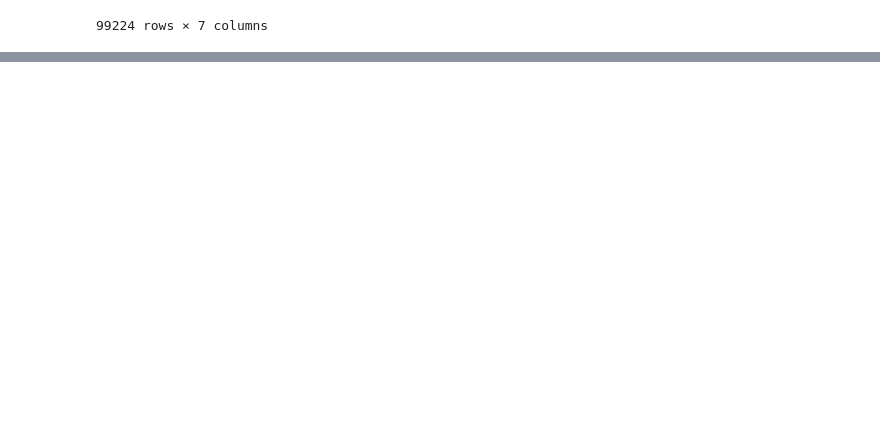
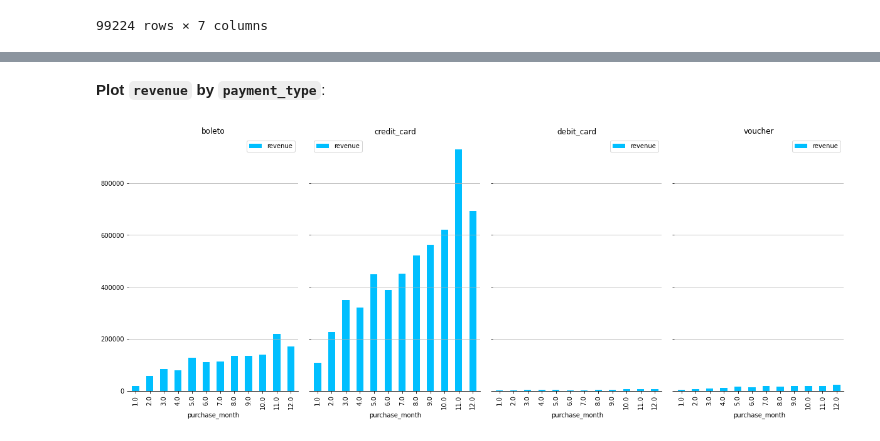
Before and after one commit to renanfmoises/olist-csv2postgres-docker-etl, a Jupyter notebook: notebooks/0. Form PSQL to Jupyter Notebook.ipynb, the cells around one changed output, grey strips where cells are left out. Cells and saved outputs as stored; diff of their text form; code cells hidden in the pictures; blank space fills up the shorter version.

Commit message:
Try some fancy queries for plotting

```diff
--- a/notebooks/0. Form PSQL to Jupyter Notebook.ipynb
+++ b/notebooks/0. Form PSQL to Jupyter Notebook.ipynb
@@ -61,0 +100,3 @@ order_reviews_df
+# %%
+df_agg_month_ptype = pd.read_sql(sql_query_month_paytype, conn)
+df_agg_month_ptype.head(10)
@@ -61,0 +115,16 @@ order_reviews_df
+# %% [markdown]
+**Plot `revenue` by `payment_type`**:
+# %%
+paytypes_list = df_agg_month_ptype['payment_type'].unique().tolist()
+# %%
+fig, ax = plt.subplots(1, len(paytypes_list), sharey = 'row', figsize = (17, 7))
+
+for i, paytype in enumerate(paytypes_list):
+    df_agg_month_ptype[df_agg_month_ptype["payment_type"] == paytype] \
+        .set_index("purchase_month") \
+        .plot(kind = 'bar', ax = ax[i], title = paytype, color = "deepskyblue").grid(axis = "y")
+    sns.despine(left = True)
+
+plt.tight_layout(pad = 2)
+# %% [output]
+[figure, added]
```
Also changed, not shown: parts of 5 cells of this notebook.
